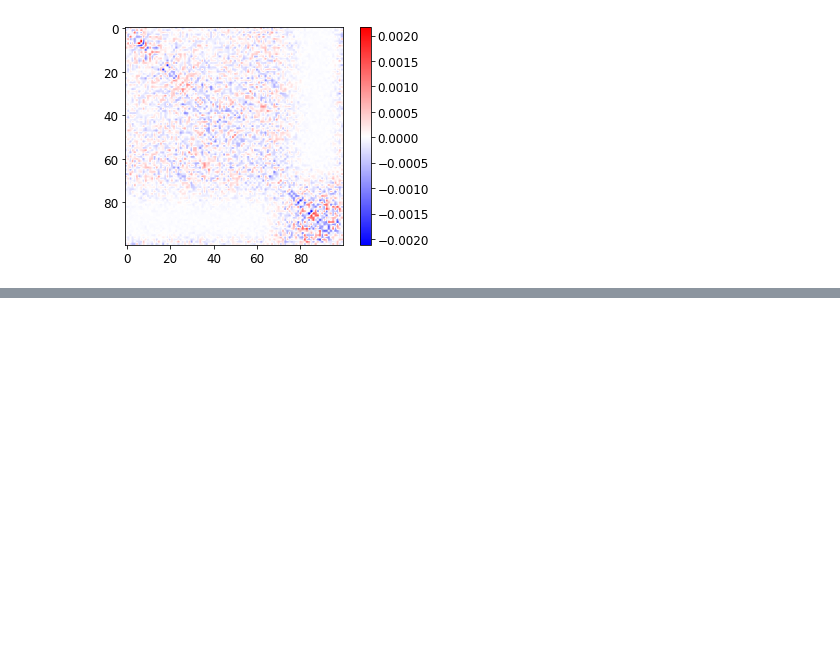
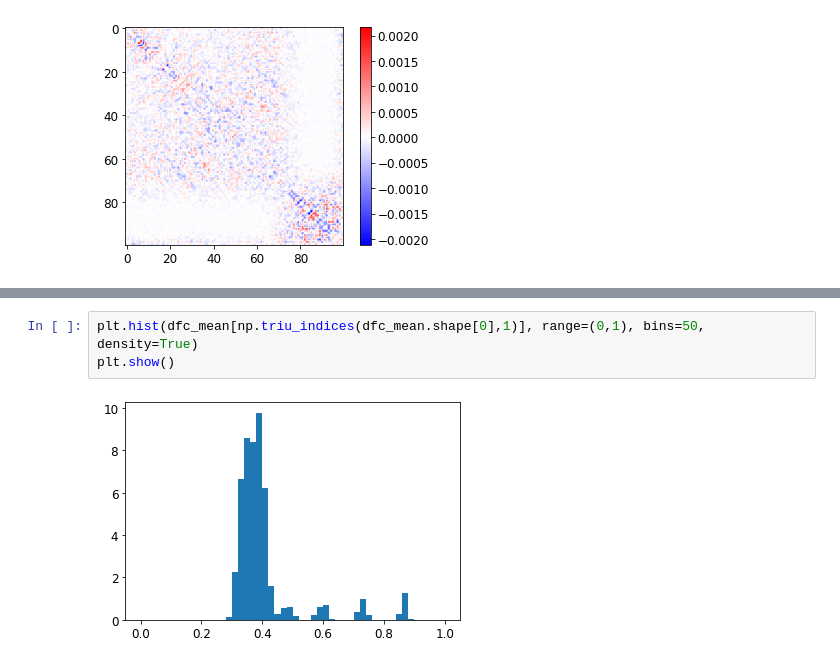
Before and after one commit to gbarzon/DMF, a Jupyter notebook: FC_analysis.ipynb, the cells around one changed output, grey strips where cells are left out. Cells and saved outputs as stored; diff of their text form; blank space fills up the shorter version.

```diff
--- a/FC_analysis.ipynb
+++ b/FC_analysis.ipynb
@@ -272,0 +324,5 @@ res_concat.shape
+# %%
+plt.hist(dfc_mean[np.triu_indices(dfc_mean.shape[0],1)], range=(0,1), bins=50, density=True)
+plt.show()
+# %% [output]
+[figure, added]
```
Also changed, not shown: parts of 20 cells of this notebook, 9 other files.
